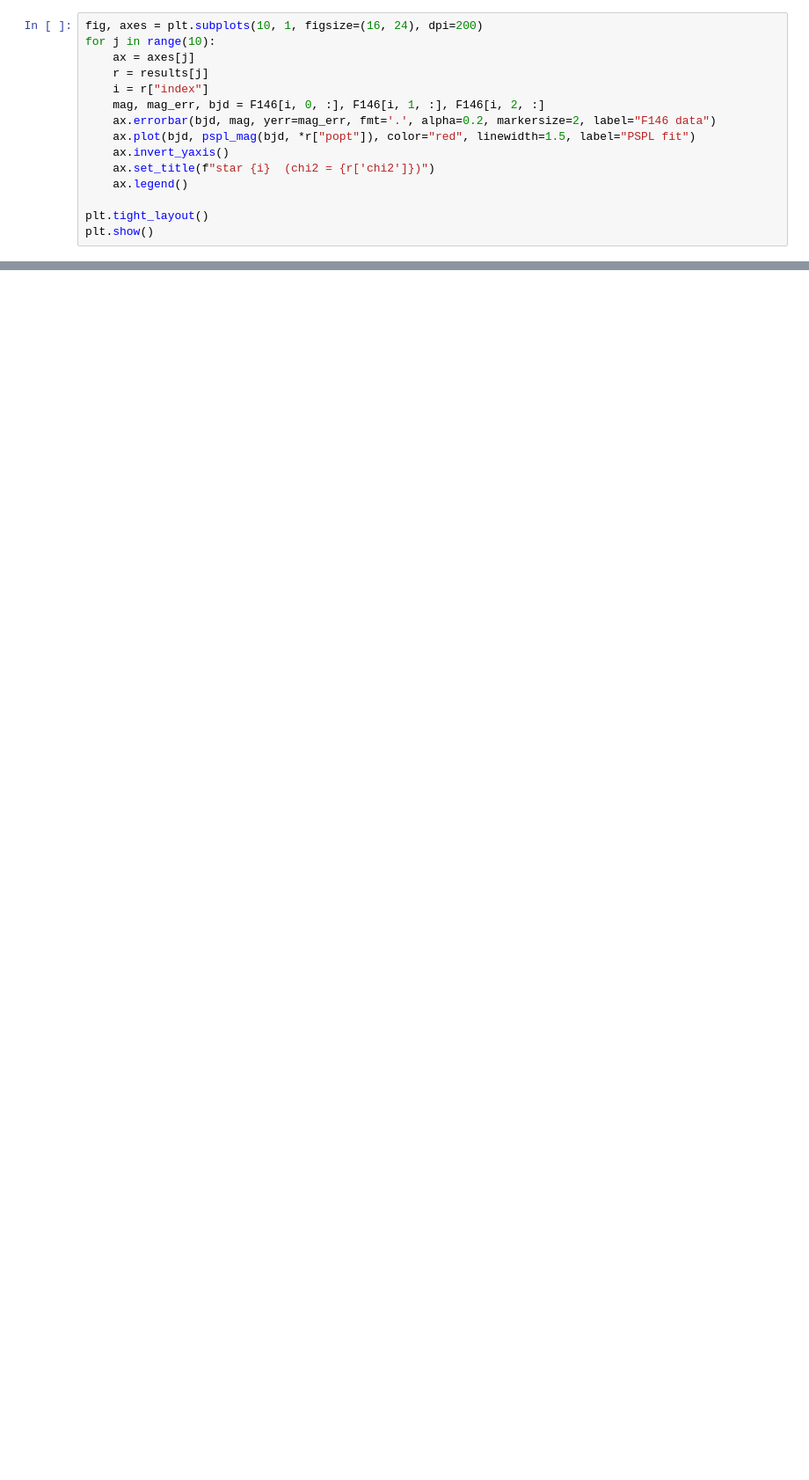
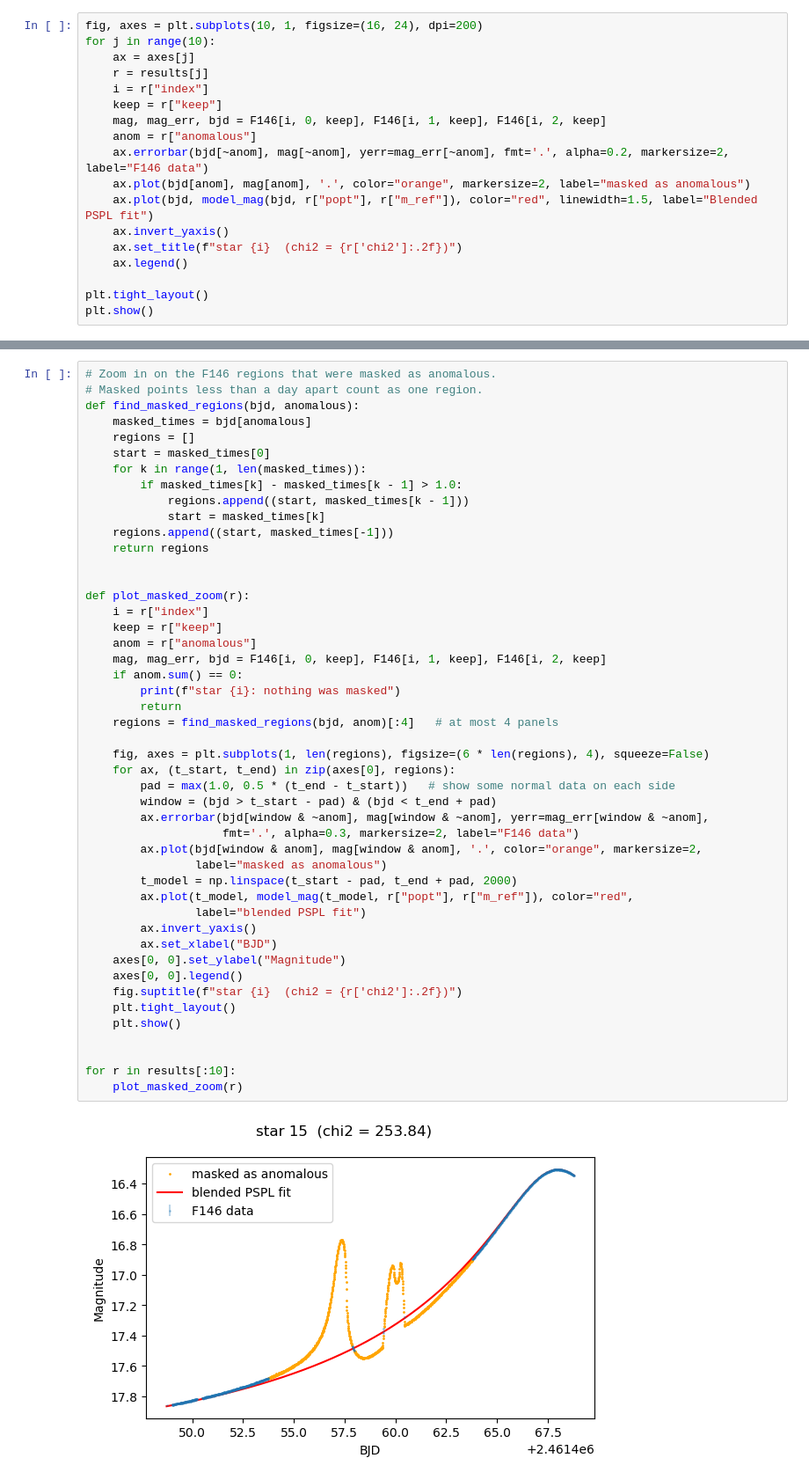
Before and after one commit to agastiyo/roman-data-challenge-uiuc, a Jupyter notebook: src/agastya_mathew_anuva/chi_ranking.ipynb, the cells around one changed output, grey strips where cells are left out. Shown at 88% size. Saved outputs shown, nothing was run; the diff lists cells and outputs as text; blank space fills up the shorter version.

```diff
--- a/src/agastya_mathew_anuva/chi_ranking.ipynb
+++ b/src/agastya_mathew_anuva/chi_ranking.ipynb
@@ -109,11 +209,14 @@ for j in range(10):
     ax = axes[j]
     r = results[j]
     i = r["index"]
-    mag, mag_err, bjd = F146[i, 0, :], F146[i, 1, :], F146[i, 2, :]
-    ax.errorbar(bjd, mag, yerr=mag_err, fmt='.', alpha=0.2, markersize=2, label="F146 data")
-    ax.plot(bjd, pspl_mag(bjd, *r["popt"]), color="red", linewidth=1.5, label="PSPL fit")
+    keep = r["keep"]
+    mag, mag_err, bjd = F146[i, 0, keep], F146[i, 1, keep], F146[i, 2, keep]
+    anom = r["anomalous"]
+    ax.errorbar(bjd[~anom], mag[~anom], yerr=mag_err[~anom], fmt='.', alpha=0.2, markersize=2, label="F146 data")
+    ax.plot(bjd[anom], mag[anom], '.', color="orange", markersize=2, label="masked as anomalous")
+    ax.plot(bjd, model_mag(bjd, r["popt"], r["m_ref"]), color="red", linewidth=1.5, label="Blended PSPL fit")
     ax.invert_yaxis()
-    ax.set_title(f"star {i}  (chi2 = {r['chi2']})")
+    ax.set_title(f"star {i}  (chi2 = {r['chi2']:.2f})")
     ax.legend()
 
 plt.tight_layout()
@@ -122,0 +224,49 @@ plt.show()
+# %%
+# Zoom in on the F146 regions that were masked as anomalous.
+# Masked points less than a day apart count as one region.
+def find_masked_regions(bjd, anomalous):
+    masked_times = bjd[anomalous]
+    regions = []
+    start = masked_times[0]
+    for k in range(1, len(masked_times)):
+        if masked_times[k] - masked_times[k - 1] > 1.0:
+            regions.append((start, masked_times[k - 1]))
+            start = masked_times[k]
+    regions.append((start, masked_times[-1]))
+    return regions
+
+
+def plot_masked_zoom(r):
+    i = r["index"]
+    keep = r["keep"]
+    anom = r["anomalous"]
+    mag, mag_err, bjd = F146[i, 0, keep], F146[i, 1, keep], F146[i, 2, keep]
+    if anom.sum() == 0:
+        print(f"star {i}: nothing was masked")
+        return
+    regions = find_masked_regions(bjd, anom)[:4]   # at most 4 panels
+
+    fig, axes = plt.subplots(1, len(regions), figsize=(6 * len(regions), 4), squeeze=False)
+    for ax, (t_start, t_end) in zip(axes[0], regions):
+        pad = max(1.0, 0.5 * (t_end - t_start))   # show some normal data on each side
+        window = (bjd > t_start - pad) & (bjd < t_end + pad)
+        ax.errorbar(bjd[window & ~anom], mag[window & ~anom], yerr=mag_err[window & ~anom],
+                    fmt='.', alpha=0.3, markersize=2, label="F146 data")
+        ax.plot(bjd[window & anom], mag[window & anom], '.', color="orange", markersize=2,
+                label="masked as anomalous")
+        t_model = np.linspace(t_start - pad, t_end + pad, 2000)
+        ax.plot(t_model, model_mag(t_model, r["popt"], r["m_ref"]), color="red",
+                label="blended PSPL fit")
+        ax.invert_yaxis()
+        ax.set_xlabel("BJD")
+    axes[0, 0].set_ylabel("Magnitude")
+    axes[0, 0].legend()
+    fig.suptitle(f"star {i}  (chi2 = {r['chi2']:.2f})")
+    plt.tight_layout()
+    plt.show()
+
+
+for r in results[:10]:
+    plot_masked_zoom(r)
+# %% [output]
+[figure, added]
```
Also changed, not shown: parts of 7 cells of this notebook, 1 other file.
